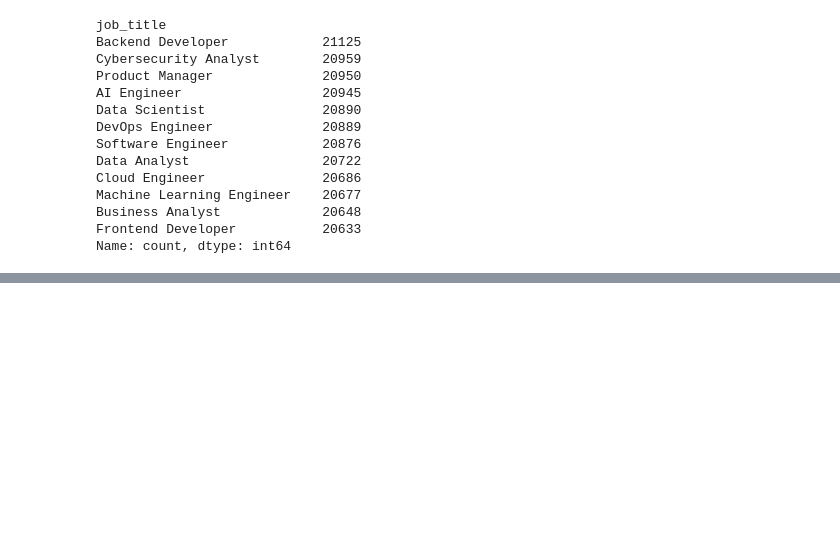
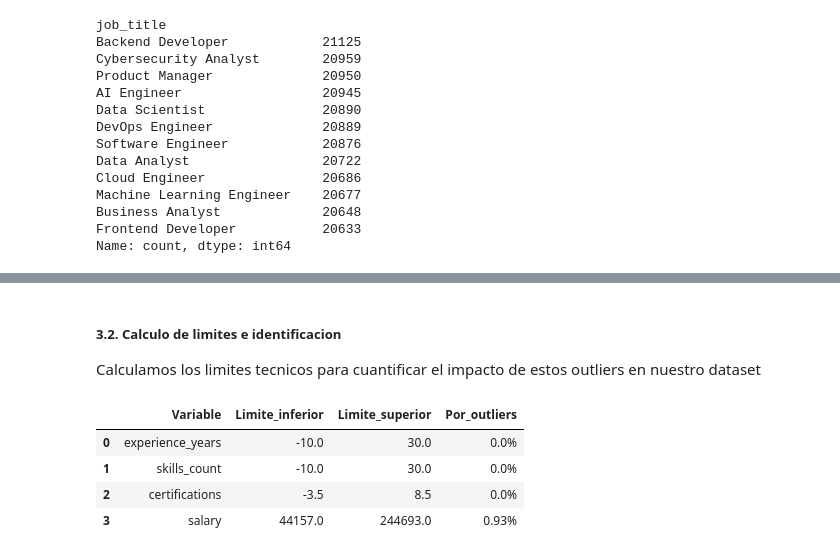
Before and after one commit to Micklevar/SalaryLens-Predictor-de-Retorno-Laboral-con-Machine-Learning, a Jupyter notebook: SalaryLens-Predictor-de-Retorno-Laboral-con-Machine-Learning/notebooks/analisis_estadistico.ipynb, the cells around one changed output, grey strips where cells are left out. Cells and saved outputs as stored; diff of their text form; code cells hidden in the pictures; blank space fills up the shorter version.

```diff
--- a/SalaryLens-Predictor-de-Retorno-Laboral-con-Machine-Learning/notebooks/analisis_estadistico.ipynb
+++ b/SalaryLens-Predictor-de-Retorno-Laboral-con-Machine-Learning/notebooks/analisis_estadistico.ipynb
@@ -75,0 +253,33 @@ Se ve una cantidad equivalente en cada uno de los trabajos
+# %% [markdown]
+##### 3.2. Calculo de limites e identificacion
+Calculamos los limites tecnicos para cuantificar el impacto de estos outliers en nuestro dataset
+# %%
+resumen_outliers = []
+for col in num_columns:
+
+    q1 = df[col].quantile(0.25) # Primer cuantil
+    q3 = df[col].quantile(0.75) # Tercer cuartil
+    IQR = q3 - q1
+
+    # Calculamos los limites
+    limite_inf = q1 - 1.5 * IQR
+    limite_sup = q3 + 1.5 * IQR
+
+    IQR = q3 - q1
+    outliers = df[(df[col] < limite_inf) | (df[col] > limite_sup)] # Buscamos los valores que sean menores y mayores al rango intercuartil
+    porcentaje = (len(outliers) / len(df)) * 100
+
+    resumen_outliers.append({
+        "Variable" : col,
+        "Limite_inferior" : round(limite_inf, 2),
+        "Limite_superior" : round(limite_sup, 2),
+        "Por_outliers" : f"{round(porcentaje, 2)}%"
+    })
+
+pd.DataFrame(resumen_outliers)
+# %% [output]
+|  | Variable | Limite_inferior | Limite_superior | Por_outliers |
+| 0 | experience_years | -10.0 | 30.0 | 0.0% |
+| 1 | skills_count | -10.0 | 30.0 | 0.0% |
+| 2 | certifications | -3.5 | 8.5 | 0.0% |
+| 3 | salary | 44157.0 | 244693.0 | 0.93% |
```
Also changed, not shown: parts of 24 cells of this notebook, 3 other files.
